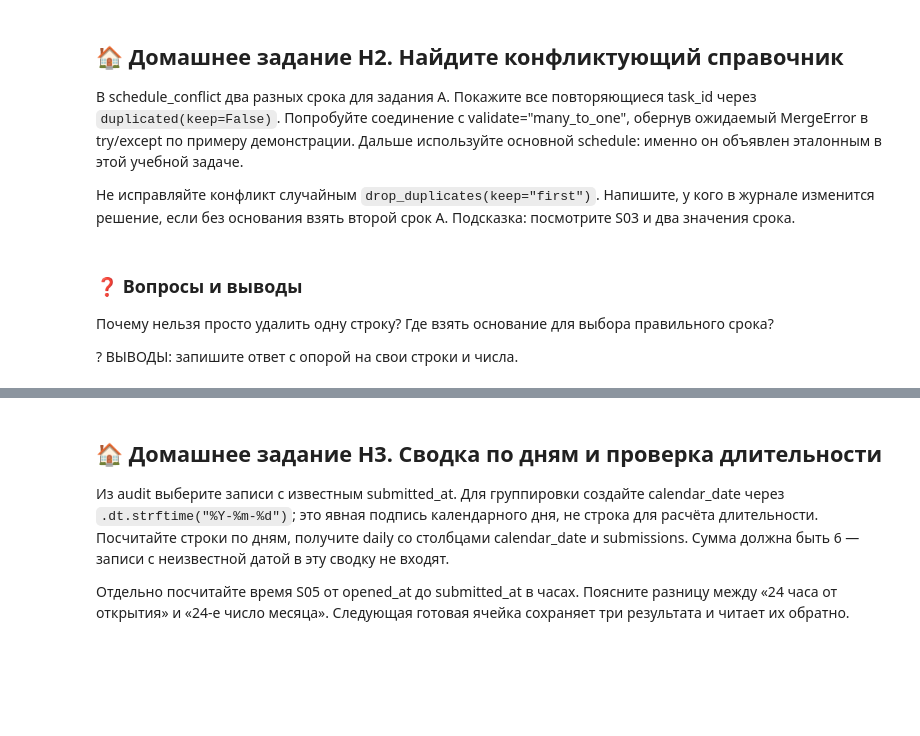
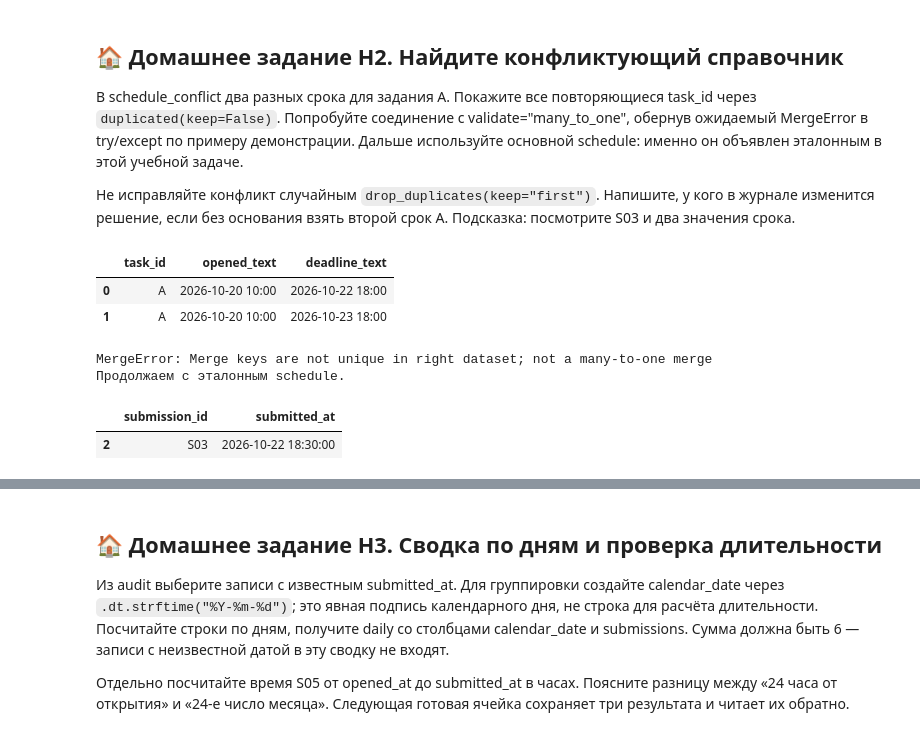
Before and after one commit to arraks1307/python-ai-course, a Jupyter notebook: homework/lesson-11/solution.ipynb, the cells around one changed output, grey strips where cells are left out. Drawn from its saved outputs; the diff is of its cells as text; code cells hidden in the pictures; blank space fills up the shorter version.

```diff
--- a/homework/lesson-11/solution.ipynb
+++ b/homework/lesson-11/solution.ipynb
@@ -683,6 +696,20 @@ pass
-# %% [markdown]
-### ❓ Вопросы и выводы
-
-Почему нельзя просто удалить одну строку? Где взять основание для выбора правильного срока?
-
-? ВЫВОДЫ: запишите ответ с опорой на свои строки и числа.
+# %%
+dups = schedule_conflict[schedule_conflict.duplicated("task_id", keep=False)]
+display(dups)
+
+try:
+    log_dates.merge(schedule_conflict, on="task_id", how="left", validate="many_to_one")
+    print("Ошибки нет — это неожиданно")
+except pd.errors.MergeError as e:
+    print("MergeError:", e)
+    print("Продолжаем с эталонным schedule.")
+
+display(log_dates.loc[log_dates["submission_id"] == "S03", ["submission_id", "submitted_at"]])
+# %% [output]
+|  | task_id | opened_text | deadline_text |
+| 0 | A | 2026-10-20 10:00 | 2026-10-22 18:00 |
+| 1 | A | 2026-10-20 10:00 | 2026-10-23 18:00 |
+MergeError: Merge keys are not unique in right dataset; not a many-to-one merge
+Продолжаем с эталонным schedule.
+|  | submission_id | submitted_at |
+| 2 | S03 | 2026-10-22 18:30:00 |
```
Also changed, not shown: parts of 11 cells of this notebook.
